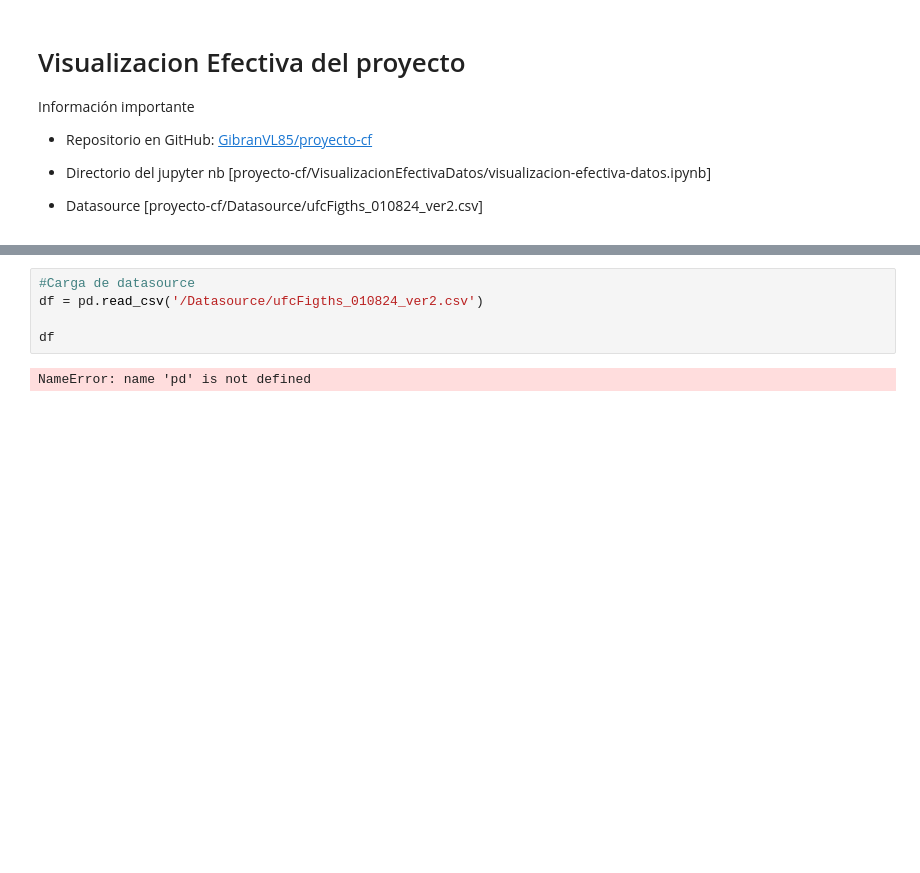
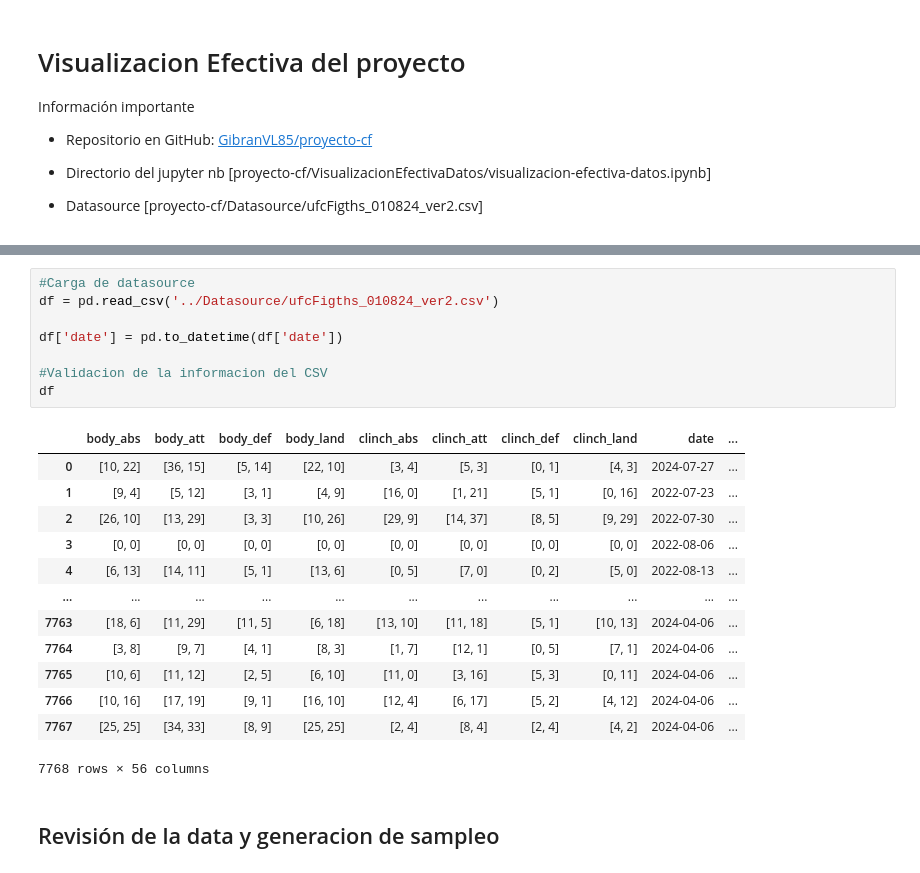
Before and after one commit to GibranVL85/proyecto-cf, a Jupyter notebook: VisualizacionEfectivaDatos/visualizacion-efectiva-datos.ipynb, the cells around one changed output, grey strips where cells are left out. Saved outputs shown, nothing was run; the diff lists cells and outputs as text; blank space fills up the shorter version.

```diff
--- a/VisualizacionEfectivaDatos/visualizacion-efectiva-datos.ipynb
+++ b/VisualizacionEfectivaDatos/visualizacion-efectiva-datos.ipynb
@@ -17,7 +15,24 @@ ModuleNotFoundError: No module named 'altair'
 # %%
 #Carga de datasource
-df = pd.read_csv('/Datasource/ufcFigths_010824_ver2.csv')
+df = pd.read_csv('../Datasource/ufcFigths_010824_ver2.csv')
 
+df['date'] = pd.to_datetime(df['date'])
+
+#Validacion de la informacion del CSV
 df
 # %% [output]
+|  | body_abs | body_att | body_def | body_land | clinch_abs | clinch_att | clinch_def | clinch_land | date | ... |
+| 0 | [10, 22] | [36, 15] | [5, 14] | [22, 10] | [3, 4] | [5, 3] | [0, 1] | [4, 3] | 2024-07-27 | ... |
+| 1 | [9, 4] | [5, 12] | [3, 1] | [4, 9] | [16, 0] | [1, 21] | [5, 1] | [0, 16] | 2022-07-23 | ... |
+| 2 | [26, 10] | [13, 29] | [3, 3] | [10, 26] | [29, 9] | [14, 37] | [8, 5] | [9, 29] | 2022-07-30 | ... |
+| 3 | [0, 0] | [0, 0] | [0, 0] | [0, 0] | [0, 0] | [0, 0] | [0, 0] | [0, 0] | 2022-08-06 | ... |
+| 4 | [6, 13] | [14, 11] | [5, 1] | [13, 6] | [0, 5] | [7, 0] | [0, 2] | [5, 0] | 2022-08-13 | ... |
+| ... | ... | ... | ... | ... | ... | ... | ... | ... | ... | ... |
+| 7763 | [18, 6] | [11, 29] | [11, 5] | [6, 18] | [13, 10] | [11, 18] | [5, 1] | [10, 13] | 2024-04-06 | ... |
+| 7764 | [3, 8] | [9, 7] | [4, 1] | [8, 3] | [1, 7] | [12, 1] | [0, 5] | [7, 1] | 2024-04-06 | ... |
+| 7765 | [10, 6] | [11, 12] | [2, 5] | [6, 10] | [11, 0] | [3, 16] | [5, 3] | [0, 11] | 2024-04-06 | ... |
+| 7766 | [10, 16] | [17, 19] | [9, 1] | [16, 10] | [12, 4] | [6, 17] | [5, 2] | [4, 12] | 2024-04-06 | ... |
+| 7767 | [25, 25] | [34, 33] | [8, 9] | [25, 25] | [2, 4] | [8, 4] | [2, 4] | [4, 2] | 2024-04-06 | ... |
-NameError: name 'pd' is not defined
+7768 rows × 56 columns
+# %% [markdown]
+## Revisión de la data y generacion de sampleo
```
Also changed, not shown: parts of 29 cells of this notebook.
